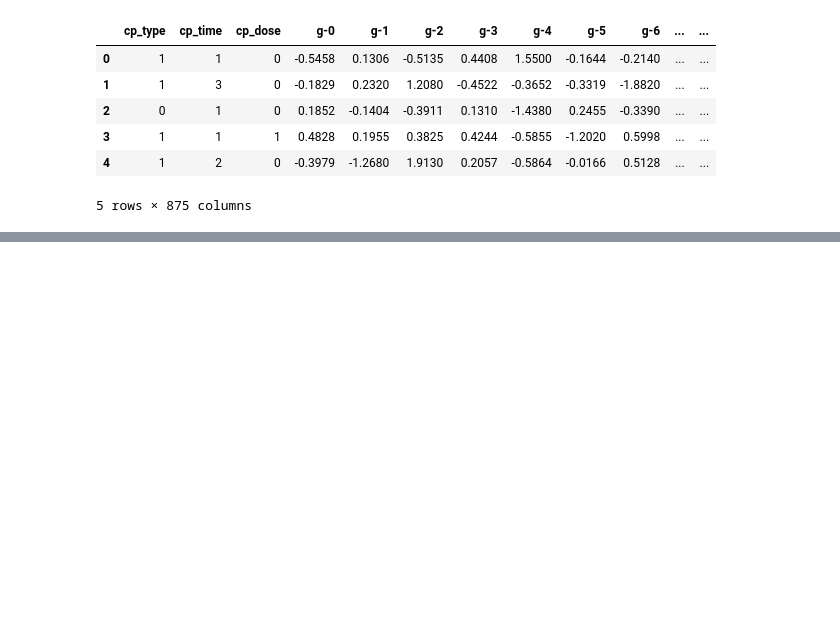
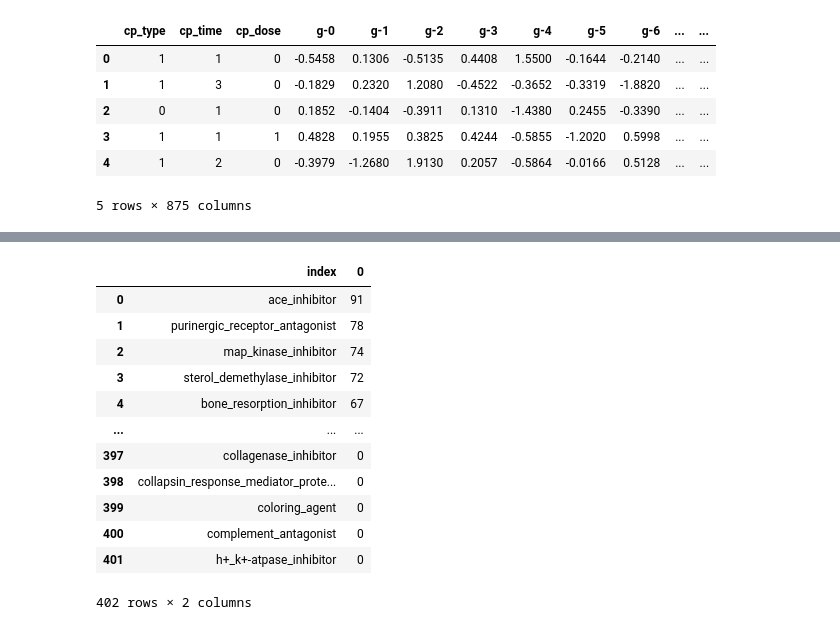
Before and after one commit to G-Sprouts/capstone2_moa, a Jupyter notebook: GW -- Drug Discovery -- Kaggle.ipynb, the cells around one changed output, grey strips where cells are left out. Drawn from its saved outputs; the diff is of its cells as text; code cells hidden in the pictures; blank space fills up the shorter version.

```diff
--- a/GW -- Drug Discovery -- Kaggle.ipynb
+++ b/GW -- Drug Discovery -- Kaggle.ipynb
@@ -143,0 +296,18 @@ The column with the least identical expression values is:  c-50 with 20 identica
+# %%
+tt_nonscored = tt_nonscored.drop('sig_id', axis=1).sum(axis=0).sort_values(ascending=False).reset_index()
+# %%
+tt_nonscored
+# %% [output]
+|  | index | 0 |
+| 0 | ace_inhibitor | 91 |
+| 1 | purinergic_receptor_antagonist | 78 |
+| 2 | map_kinase_inhibitor | 74 |
+| 3 | sterol_demethylase_inhibitor | 72 |
+| 4 | bone_resorption_inhibitor | 67 |
+| ... | ... | ... |
+| 397 | collagenase_inhibitor | 0 |
+| 398 | collapsin_response_mediator_prote... | 0 |
+| 399 | coloring_agent | 0 |
+| 400 | complement_antagonist | 0 |
+| 401 | h+_k+-atpase_inhibitor | 0 |
+402 rows × 2 columns
```
Also changed, not shown: parts of 24 cells of this notebook.
